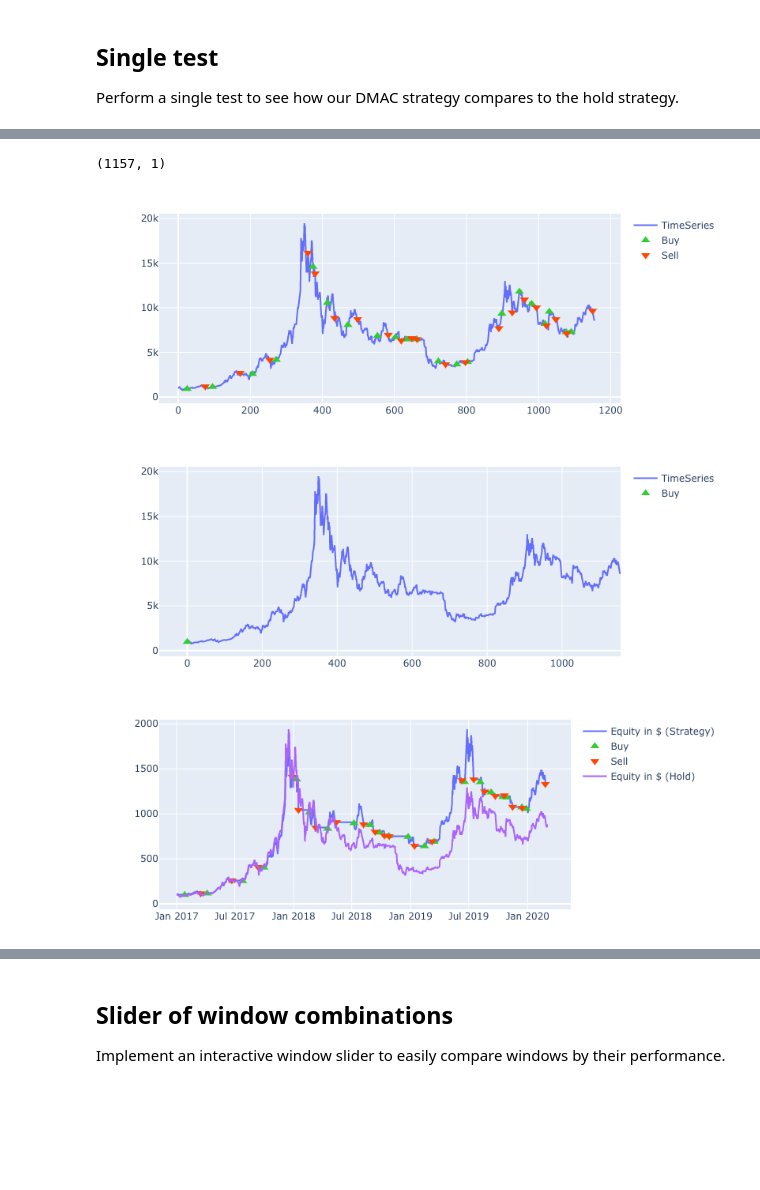
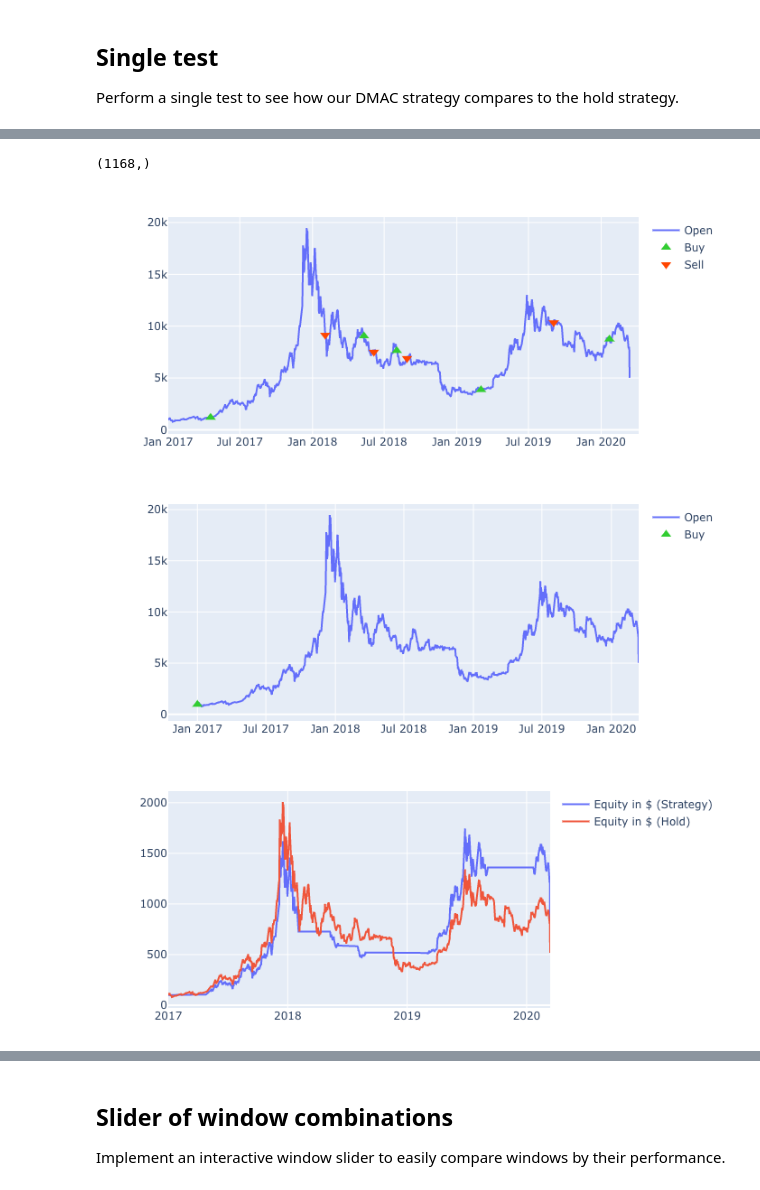
Before and after one commit to polakowo/vectorbt, a Jupyter notebook: examples/Bitcoin_DMAC.ipynb, the cells around one changed output, grey strips where cells are left out. Saved outputs shown, nothing was run; the diff lists cells and outputs as text; code cells hidden in the pictures; blank space fills up the shorter version.

```diff
--- a/examples/Bitcoin_DMAC.ipynb
+++ b/examples/Bitcoin_DMAC.ipynb
@@ -77,11 +75,11 @@ ohlcv.plot(index=df.index).show_png() # remove show_png() to display interactive
 
 Perform a single test to see how our DMAC strategy compares to the hold strategy.
 # %%
-FAST_WINDOW = 10
-SLOW_WINDOW = 22
+FAST_WINDOW = 30
+SLOW_WINDOW = 80
 # %%
 # Pre-calculate running windows on data with time buffer
-dmac = vbt.DMAC(ohlcv_buf.open, FAST_WINDOW, SLOW_WINDOW)
+dmac = vbt.DMAC(df_buf['Open'], FAST_WINDOW, SLOW_WINDOW)
 
 print(dmac.fast.shape, dmac.slow.shape)
 # %% [output]
@@ -89,7 +87,6 @@ print(dmac.fast.shape, dmac.slow.shape)
 # %%
 # Remove the time buffer
-dmac.fast = dmac.fast[wo_buffer_mask, :]
-dmac.slow = dmac.slow[wo_buffer_mask, :]
+dmac = dmac[wo_buffer_mask]
 
 print(dmac.fast.shape, dmac.slow.shape)
 # %% [output]
@@ -108,38 +113,39 @@ exits.plot(index=df.index, label='Exits', fig=fig).show_png()
 # %%
 # Make slippage depending on day's high and low
 # Shift both by one to avoid look ahead bias
-slippage = (ohlcv_buf.high.fshift(1) - ohlcv_buf.low.fshift(1)) * SLIPPAGE_FACTOR / ohlcv_buf.open
-slippage = slippage[wo_buffer_mask, :]
+slippage = df_buf['High'].vbt.timeseries.fshift(1) - df_buf['Low'].vbt.timeseries.fshift(1)
+slippage = slippage * SLIPPAGE_FACTOR / df_buf['Open']
+slippage = slippage[wo_buffer_mask]
 
 print(slippage.shape)
 # %% [output]
-(1157, 1)
+(1168,)
 # %%
 # Build partfolio, which internally calculates the equity curve
 # Volume is set to np.inf to buy/sell everything
-portfolio = vbt.Portfolio.from_signals(
-    ohlcv.close, entries, exits, investment=INVESTMENT, commission=COMMISSION, slippage=slippage)
+portfolio = vbt.Portfolio.from_signals(df['Open'], entries, exits,
+    investment=INVESTMENT, commission=COMMISSION, slippage=slippage)
 
-portfolio.trades.plot(ohlcv.open).show_png()
+portfolio.plot_trades().show_png()
 # %% [output]
-[figure, old version]
+[figure, new version]
 # %%
 # Now build portfolio for a "Hold" strategy
 # Here we buy once at the beginning and never sell
-hold_entries = vbt.Signals.falses(ohlcv.open.shape)
-hold_entries[0, :] = True
-hold_exits = vbt.Signals.falses(ohlcv.open.shape)
-hold_portfolio = vbt.Portfolio.from_signals(
-    ohlcv.close, hold_entries, hold_exits, investment=INVESTMENT, commission=COMMISSION, slippage=slippage)
+hold_entries = pd.Series.vbt.signals.empty_like(entries)
+hold_entries.iloc[0] = True
+hold_exits = pd.Series.vbt.signals.empty_like(hold_entries)
+hold_portfolio = vbt.Portfolio.from_signals(df['Open'], hold_entries, hold_exits,
+    investment=INVESTMENT, commission=COMMISSION, slippage=slippage)
 
-hold_portfolio.trades.plot(ohlcv.open).show_png()
+hold_portfolio.plot_trades().show_png()
 # %% [output]
-[figure, old version]
+[figure, new version]
 # %%
-# Equity in dollars
-fig = portfolio.trades.plot(portfolio.equity, label='Equity in $ (Strategy)', index=df.index)
-hold_portfolio.equity.plot(label='Equity in $ (Hold)', index=df.index, fig=fig).show_png()
+# Equity in $
+fig = portfolio.equity.vbt.timeseries.plot(name='Equity in $ (Strategy)')
+hold_portfolio.equity.vbt.timeseries.plot(name='Equity in $ (Hold)', fig=fig).show_png()
 # %% [output]
-[figure, old version]
+[figure, new version]
 # %%
 # Equity in Bitcoins
```
Also changed, not shown: parts of 56 cells of this notebook, 14 other files.
